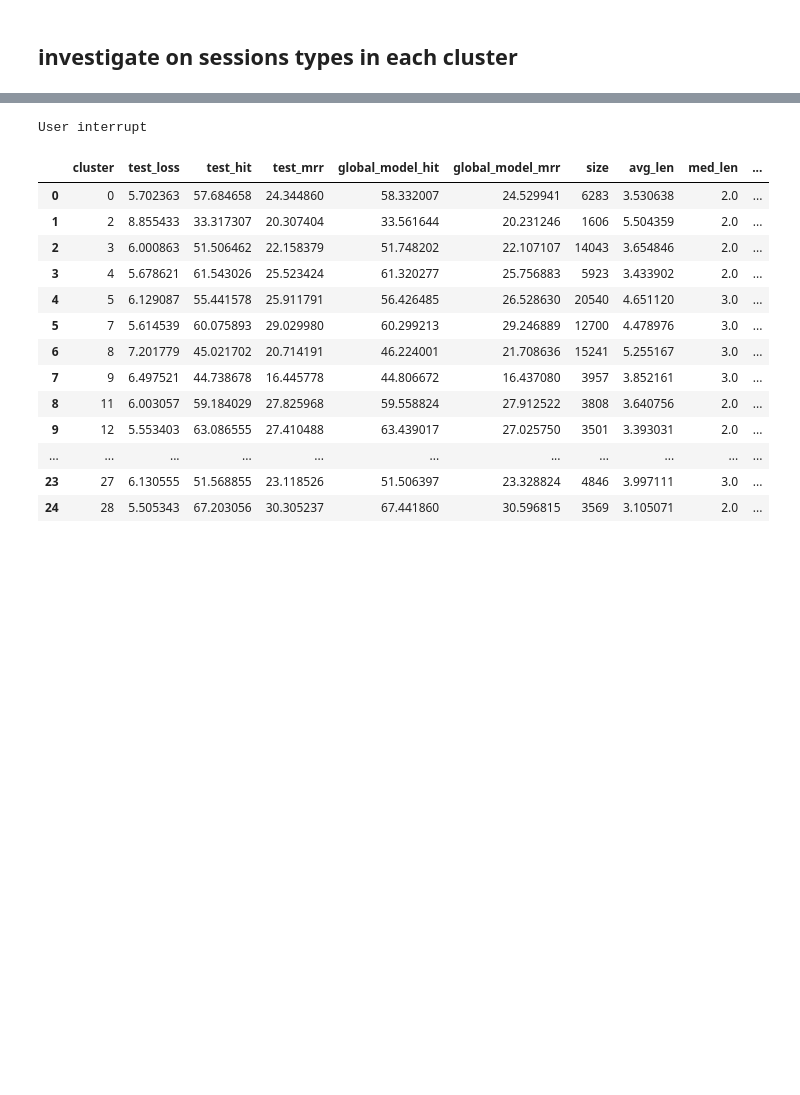
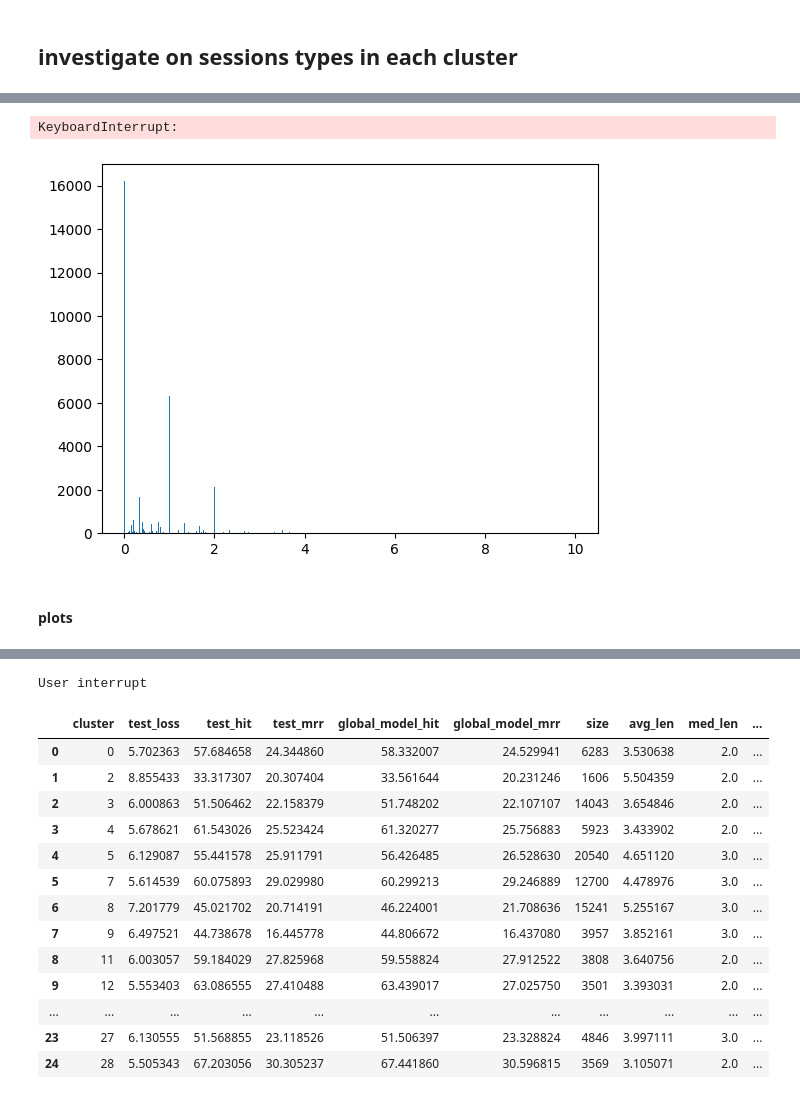
Before and after one commit to kpuchalskixiv/GNN_Master, a Jupyter notebook: srgnn/test_gm_switch_case.ipynb, the cells around one changed output, grey strips where cells are left out. Saved outputs shown, nothing was run; the diff lists cells and outputs as text; code cells hidden in the pictures; blank space fills up the shorter version.

```diff
--- a/srgnn/test_gm_switch_case.ipynb
+++ b/srgnn/test_gm_switch_case.ipynb
@@ -410,0 +480,3 @@ cluster_results.loc[cluster_results.global_model_hit<np.average(hit)*100/1.25]
+# %%
+items_df=pd.read_csv('../datasets/diginetica/items.csv').drop(columns='Unnamed: 0')
+items_df.head()
@@ -410,0 +490,4 @@ cluster_results.loc[cluster_results.global_model_hit<np.average(hit)*100/1.25]
+# %%
+session_df=pd.read_csv('../datasets/diginetica/test_sessions.csv')
+# %%
+test_sessions, test_targets, test_sids=test_data[:3]
@@ -410,0 +500,70 @@ cluster_results.loc[cluster_results.global_model_hit<np.average(hit)*100/1.25]
+# %%
+res=[]
+session_len=[]
+session_frequency=[]
+session_price=[]
+session_ctokens=[]
+session_categories=[]
+target_category=[]
+session_query=[]
+
+for idx, sid in tqdm(zip(range(len(test_sessions)), test_sids)):
+    sess_items_df=items_df.loc[items_df.item_number.isin(test_sessions[idx])].sort_values(by='item_number',
+                                                                                          key=np.vectorize(lambda x: test_sessions[idx].index(x)))
+    session_len.append(len(test_sessions[idx]))
+    session_frequency.append(np.average(sess_items_df.frequency))
+    session_price.append(np.average(sess_items_df.pricelog2))
+    session_ctokens.append(np.average(consecutive_tokens(sess_items_df['product.name.tokens'].values)))
+    session_categories.append(sess_items_df.category.nunique())
+
+    sess_target_categories=items_df.loc[items_df.item_number==test_targets[idx]].category
+    target_category.append(any([c in sess_items_df.category.values for c in sess_target_categories]))
+    session_query.append(session_df.loc[session])
+
+session_len=np.array(session_len)
+session_frequency=np.array(session_frequency)
+session_price=np.array(session_price)
+session_ctokens=np.array(session_ctokens)
+session_categories=np.array(session_categories)
+target_category=np.array(target_category)
+
+res.append((-1,
+            np.average(session_len),
+            np.median(session_len),
+            np.average(session_frequency),
+            np.median(session_frequency),
+            np.average(session_price),
+            np.median(session_price),
+            np.nanmean(session_ctokens),
+            np.nanmedian(session_ctokens),
+            np.average(session_categories),
+            np.median(session_categories),
+            np.average(target_category),
+            np.median(target_category)
+            ))
+
+
+for cluster in tqdm(cluster_results.cluster.unique()):
+    idxs=np.arange(session_labels.shape[0])[session_labels==cluster]
+
+    res.append((cluster,
+                np.average(session_len[idxs]),
+                np.median(session_len[idxs]),
+                np.average(session_frequency[idxs]),
+                np.median(session_frequency[idxs]),
+                np.average(session_price[idxs]),
+                np.median(session_price[idxs]),
+                np.nanmean(session_ctokens[idxs]),
+                np.nanmedian(session_ctokens[idxs]),
+                np.average(session_categories[idxs]),
+                np.median(session_categories[idxs]),
+                np.average(target_category[idxs]),
+                np.median(target_category[idxs])
+                ))
+# %% [output]
+KeyboardInterrupt:
+# %%
+plt.hist(session_ctokens[~np.isnan(session_ctokens)], bins=1000)
+plt.show()
+# %% [output]
+[figure, added]
@@ -410,0 +584,2 @@ cluster_results.loc[cluster_results.global_model_hit<np.average(hit)*100/1.25]
+# %% [markdown]
+#### plots
```
Also changed, not shown: parts of 35 cells of this notebook, 4 other files.
